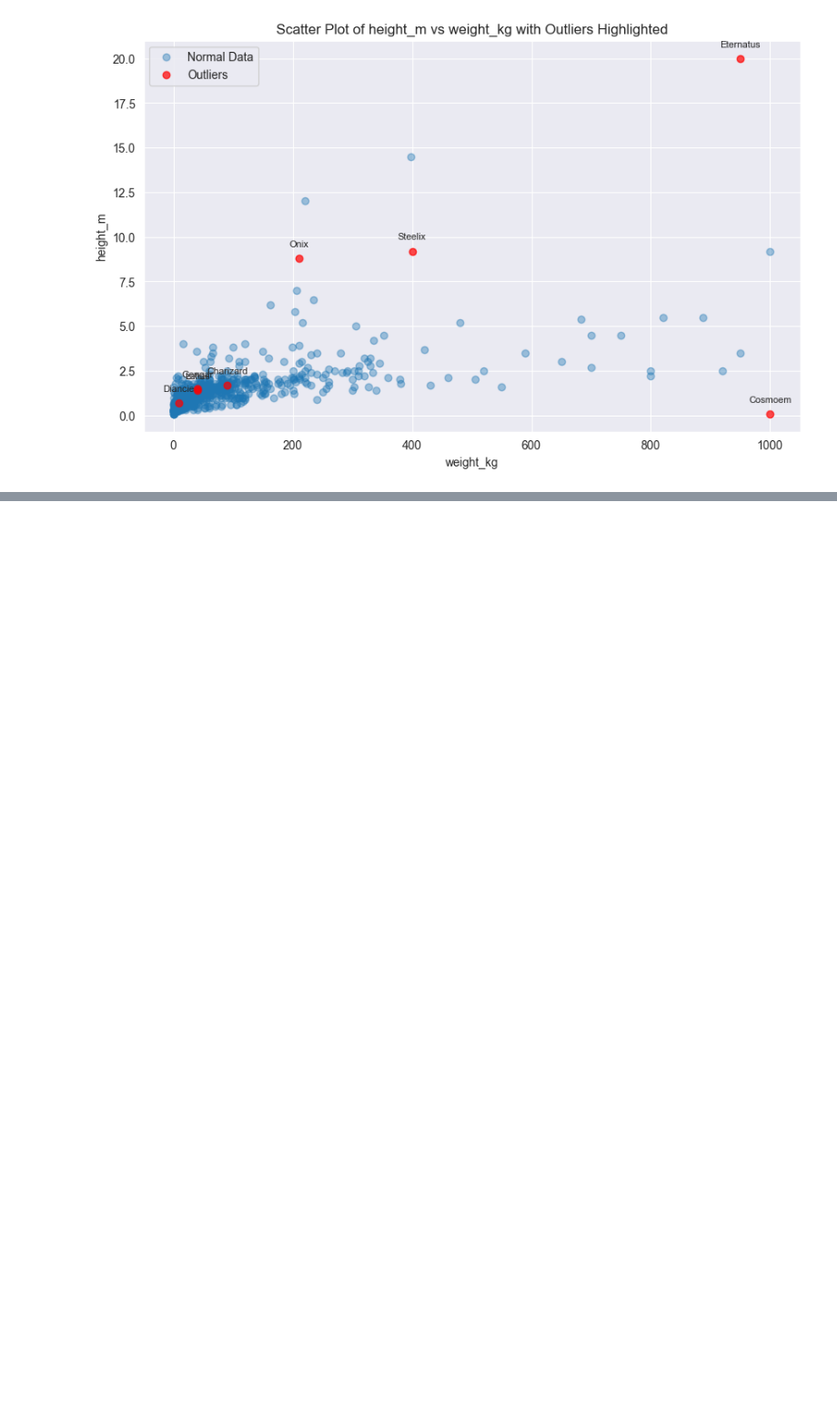
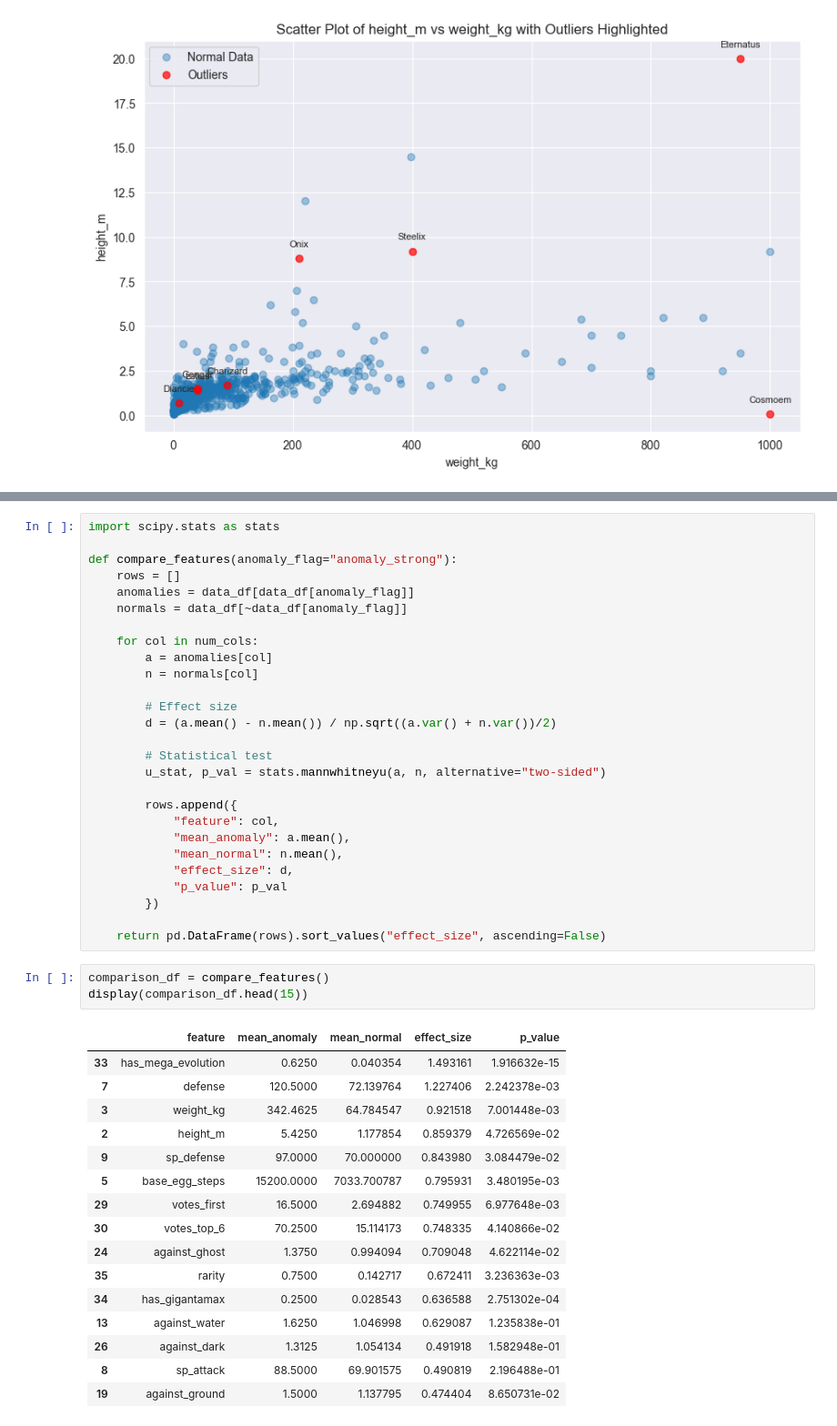
Before and after one commit to jsvobo/pokedex_analysis, a Jupyter notebook: outlier_analysis/main_no_gen.ipynb, the cells around one changed output, grey strips where cells are left out. Shown at 91% size. Cells and saved outputs as stored; diff of their text form; blank space fills up the shorter version.

```diff
--- a/outlier_analysis/main_no_gen.ipynb
+++ b/outlier_analysis/main_no_gen.ipynb
@@ -550,0 +592,47 @@ scatter_with_outliers(data_df, 'weight_kg', 'height_m', highlight_mask, annotate
+# %%
+import scipy.stats as stats
+
+def compare_features(anomaly_flag="anomaly_strong"):
+    rows = []
+    anomalies = data_df[data_df[anomaly_flag]]
+    normals = data_df[~data_df[anomaly_flag]]
+
+    for col in num_cols:
+        a = anomalies[col]
+        n = normals[col]
+
+        # Effect size
+        d = (a.mean() - n.mean()) / np.sqrt((a.var() + n.var())/2)
+
+        # Statistical test
+        u_stat, p_val = stats.mannwhitneyu(a, n, alternative="two-sided")
+
+        rows.append({
+            "feature": col,
+            "mean_anomaly": a.mean(),
+            "mean_normal": n.mean(),
+            "effect_size": d,
+            "p_value": p_val
+        })
+
+    return pd.DataFrame(rows).sort_values("effect_size", ascending=False)
+# %%
+comparison_df = compare_features()
+display(comparison_df.head(15))
+# %% [output]
+|  | feature | mean_anomaly | mean_normal | effect_size | p_value |
+| 33 | has_mega_evolution | 0.6250 | 0.040354 | 1.493161 | 1.916632e-15 |
+| 7 | defense | 120.5000 | 72.139764 | 1.227406 | 2.242378e-03 |
+| 3 | weight_kg | 342.4625 | 64.784547 | 0.921518 | 7.001448e-03 |
+| 2 | height_m | 5.4250 | 1.177854 | 0.859379 | 4.726569e-02 |
+| 9 | sp_defense | 97.0000 | 70.000000 | 0.843980 | 3.084479e-02 |
+| 5 | base_egg_steps | 15200.0000 | 7033.700787 | 0.795931 | 3.480195e-03 |
+| 29 | votes_first | 16.5000 | 2.694882 | 0.749955 | 6.977648e-03 |
+| 30 | votes_top_6 | 70.2500 | 15.114173 | 0.748335 | 4.140866e-02 |
+| 24 | against_ghost | 1.3750 | 0.994094 | 0.709048 | 4.622114e-02 |
+| 35 | rarity | 0.7500 | 0.142717 | 0.672411 | 3.236363e-03 |
+| 34 | has_gigantamax | 0.2500 | 0.028543 | 0.636588 | 2.751302e-04 |
+| 13 | against_water | 1.6250 | 1.046998 | 0.629087 | 1.235838e-01 |
+| 26 | against_dark | 1.3125 | 1.054134 | 0.491918 | 1.582948e-01 |
+| 8 | sp_attack | 88.5000 | 69.901575 | 0.490819 | 2.196488e-01 |
+| 19 | against_ground | 1.5000 | 1.137795 | 0.474404 | 8.650731e-02 |
```
Also changed, not shown: parts of 16 cells of this notebook.
